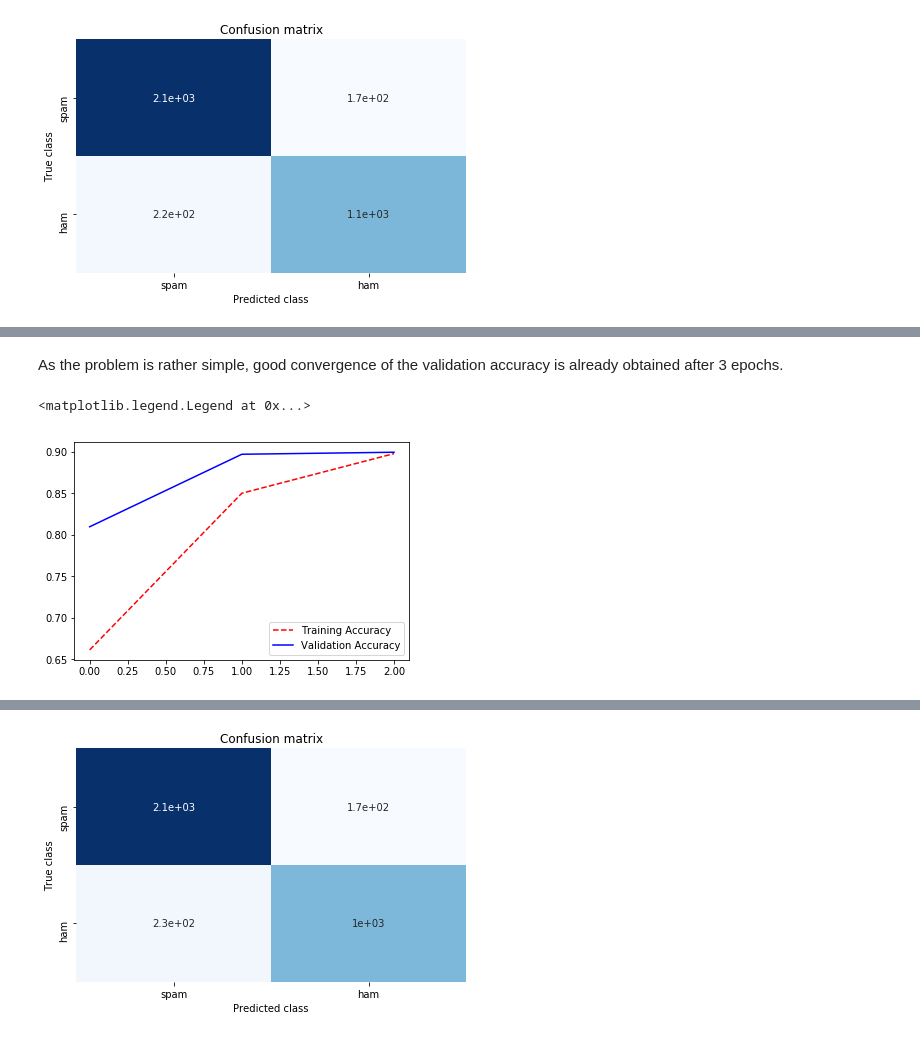
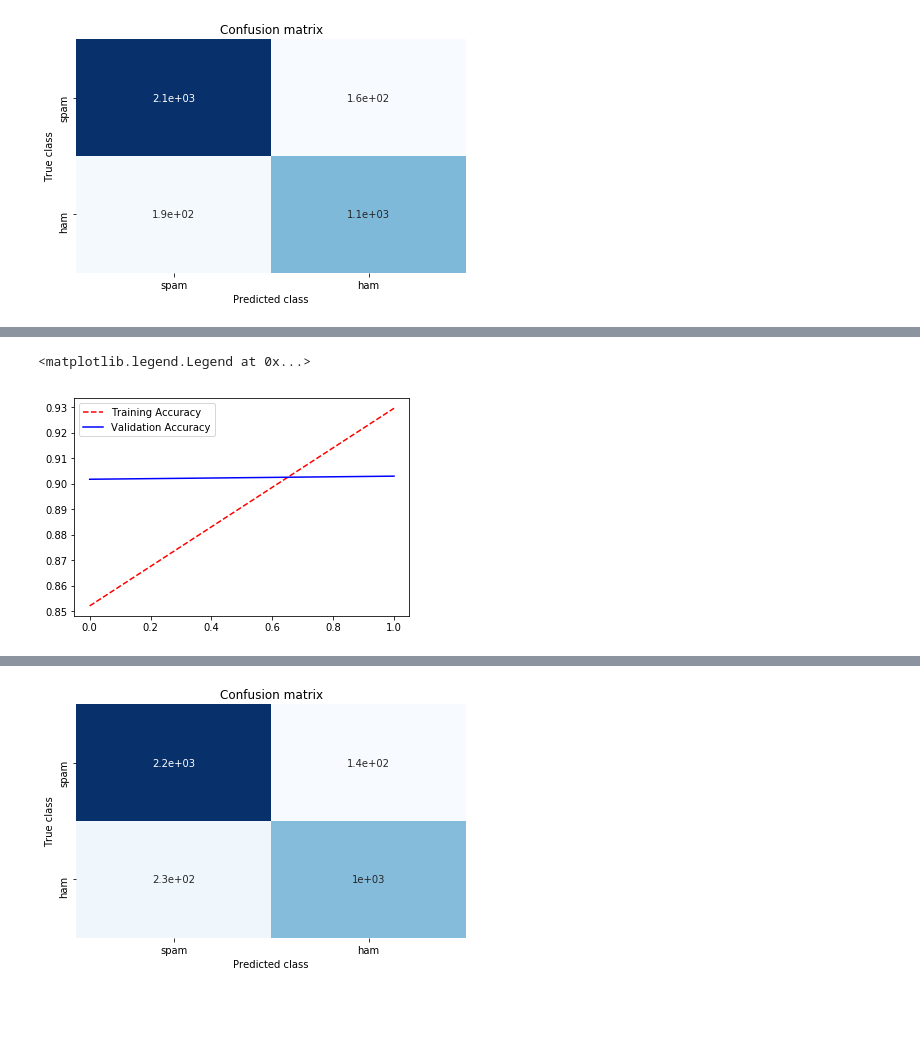
Before and after one commit to nanohanno/Sc-article-recommender, a Jupyter notebook: Yangon.ipynb, the cells around one changed output, grey strips where cells are left out. Saved outputs shown, nothing was run; the diff lists cells and outputs as text; code cells hidden in the pictures; blank space fills up the shorter version.

Commit message:
add word embedding model

```diff
--- a/Yangon.ipynb
+++ b/Yangon.ipynb
@@ -472,0 +465,8 @@ Let's see if we can improve the accuracy using a neural network as classifier. W
+# %%
+from tensorflow.keras.preprocessing.sequence import pad_sequences
+n_features = len(tok.word_index)
+max_len = 25
+
+X_train_sequences = pad_sequences(X_train_seq, maxlen=max_len, value=n_features)
+X_test_sequences = pad_sequences(X_test_seq, maxlen=max_len, value=n_features)
+print(X_train_sequences[4])
@@ -473,16 +476,15 @@ Let's see if we can improve the accuracy using a neural network as classifier. W
 # %%
 from tensorflow.keras.models import Sequential
-from tensorflow.keras.layers import Dense, Activation, Dropout
+from tensorflow.keras.layers import Dense, LSTM, Embedding, Dropout
 from tensorflow.keras.optimizers import Adam
 
-dims = X_train_counts.shape[1]
+lstm_model = Sequential()
+lstm_model.add(Embedding(n_features + 1, 16, input_length=max_len))
+lstm_model.add(LSTM(50))
+lstm_model.add(Dropout(0.3))
+lstm_model.add(Dense(units=1, activation='sigmoid'))
 
-model = Sequential()
+opt = Adam(lr=0.01, decay=0.01)
 
-model.add(Dropout(0.2, input_shape=(dims,)))
-model.add(Dense(16, activation='relu'))
-model.add(Dropout(0.5))
-model.add(Dense(16, activation='relu'))
-model.add(Dense(1, activation='sigmoid'))
-
-model.compile(optimizer='Adam', loss='binary_crossentropy', metrics=['accuracy'])
+lstm_model.compile(loss='binary_crossentropy', optimizer=opt, metrics=['accuracy'])
+print(lstm_model.summary())
@@ -509,7 +508,6 @@ _________________________________________________________________
 # %%
-history = model.fit(X_train_counts,
-                    y_train,
-                    epochs=3,
-                    validation_split=0.1)
+history_lstm = lstm_model.fit(X_train_sequences, y_train,
+          epochs=2, batch_size=32,
+          validation_split=0.1)
 # %% [output]
 Train on 7424 samples, validate on 825 samples
@@ -522,11 +518,9 @@ Epoch 3/3
-# %% [markdown]
-As the problem is rather simple, good convergence of the validation accuracy is already obtained after 3 epochs.
 # %%
-training_acc = history.history['acc']
-test_acc = history.history['val_acc']
+training_acc = history_lstm.history['acc']
+test_acc = history_lstm.history['val_acc']
 plt.plot(training_acc, 'r--')
 plt.plot(test_acc, 'b-')
 plt.legend(['Training Accuracy', 'Validation Accuracy'])
 # %% [output]
 <matplotlib.legend.Legend at 0x...>
-[figure, old version]
+[figure, new version]
```
Also changed, not shown: parts of 38 cells of this notebook.
